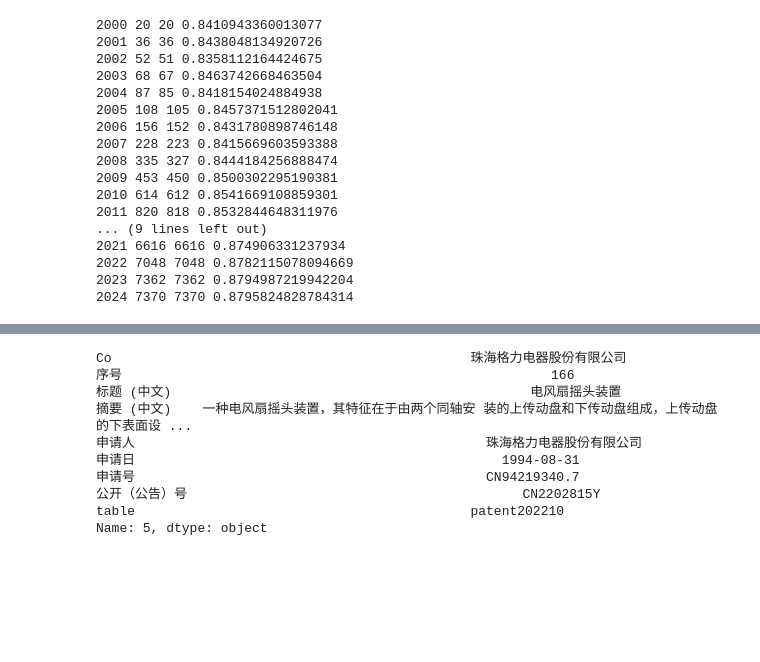
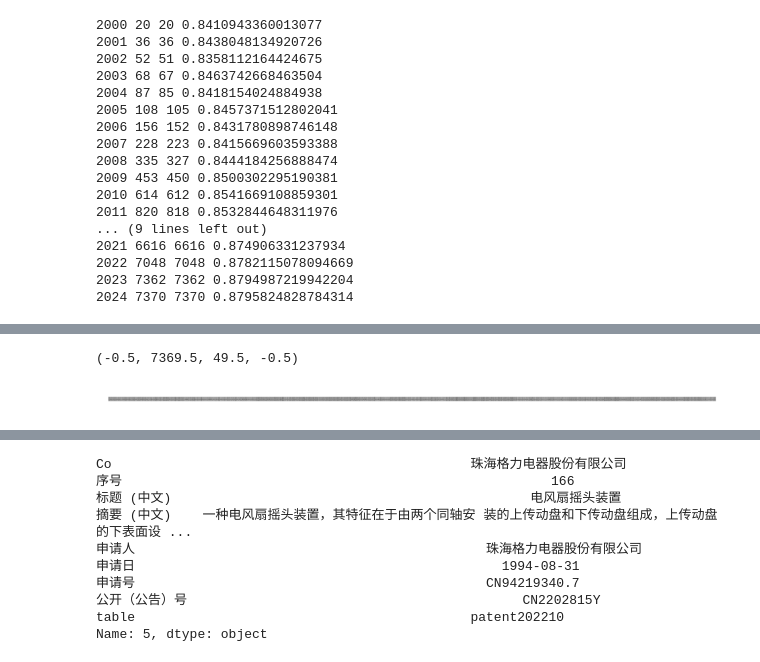
Before and after one commit to ideatechresearch/patent_invest, a Jupyter notebook: tech_closeness_by_year.ipynb, the cells around one changed output, grey strips where cells are left out. Saved outputs shown, nothing was run; the diff lists cells and outputs as text; code cells hidden in the pictures; blank space fills up the shorter version.

```diff
--- a/tech_closeness_by_year.ipynb
+++ b/tech_closeness_by_year.ipynb
@@ -319,0 +378,3 @@ plt.plot(np.sort(cosine_sim_arr(co_ids_vec_t)))
+# %%
+df_co_topics=pd.DataFrame(cosine_similarity(co_ids_vec.values, topics_vec),index=co_ids_vec.index)
+df_co_topics #表示两个向量方向的相似性
@@ -319,0 +396,8 @@ plt.plot(np.sort(cosine_sim_arr(co_ids_vec_t)))
+# %%
+plt.figure(dpi=800)
+plt.imshow(df_co_topics.T, cmap='gray', interpolation='nearest' )
+plt.axis('off')
+#plt.colorbar()
+# %% [output]
+(-0.5, 7369.5, 49.5, -0.5)
+[figure, added]
```
Also changed, not shown: parts of 76 cells of this notebook, 23 other files.
